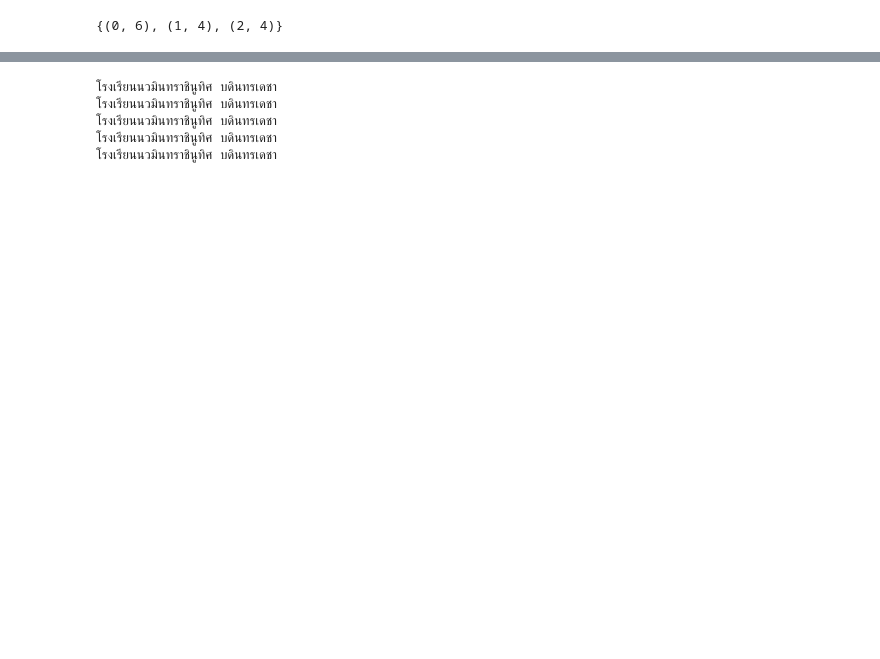
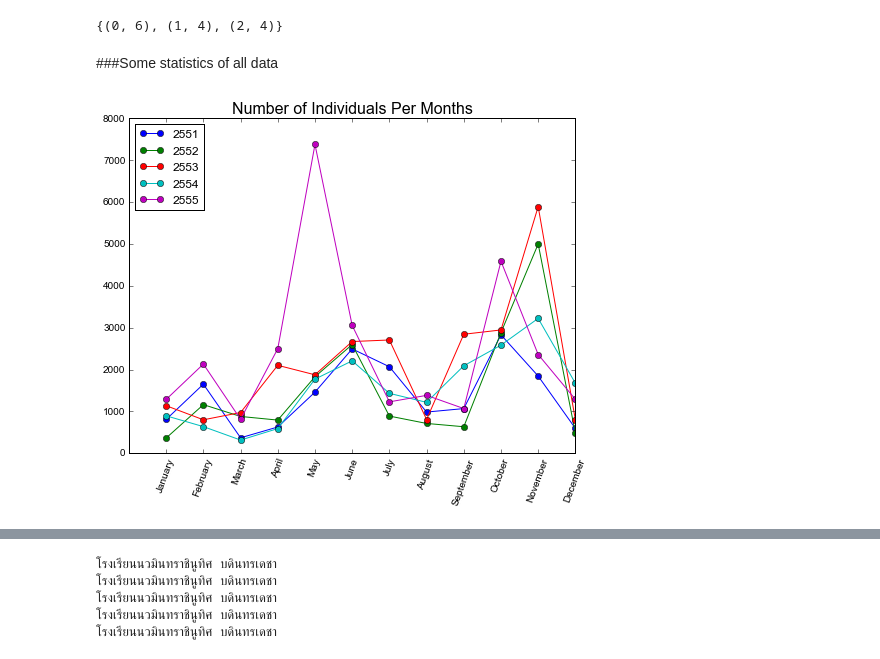
Before and after one commit to likit/comm-health, a Jupyter notebook: preprocessing-opd.ipynb, the cells around one changed output, grey strips where cells are left out. Cells and saved outputs as stored; diff of their text form; code cells hidden in the pictures; blank space fills up the shorter version.

```diff
--- a/preprocessing-opd.ipynb
+++ b/preprocessing-opd.ipynb
@@ -177,3 +175,35 @@ for y, months in enumerate(years):
 klongmai
 # %% [output]
 {(0, 6), (1, 4), (2, 4)}
+# %% [markdown]
+###Some statistics of all data
+# %%
+year_list = ['2551', '2552', '2553', '2554', '2555']
+concat_data = {}
+for i in range(len(years)):
+    concat_data[year_list[i]] = pd.concat(years[i])
+# %%
+num_row_months = []
+for yr in years:
+    num_row = []
+    for m in yr:
+        num_row.append(len(m))
+    num_row_months.append(num_row)
+# %%
+import datetime
+
+fig = plt.figure(figsize=(8,6))
+xticks = []
+for i in range(len(num_row_months)):
+    plt.plot(range(1,13), num_row_months[i], label=year_list[i], marker='o')
+
+for i in range(1,13):
+    month = datetime.date(1900, i, 1).strftime('%B')
+    xticks.append(month)
+
+plt.legend(loc='upper left')
+plt.title('Number of Individuals Per Months', size=16)
+plt.xticks(range(1,13), xticks, rotation=70, size=10)
+plt.savefig('num-per-month.png')
+# %% [output]
+[figure, added]
```
Also changed, not shown: parts of 18 cells of this notebook.
